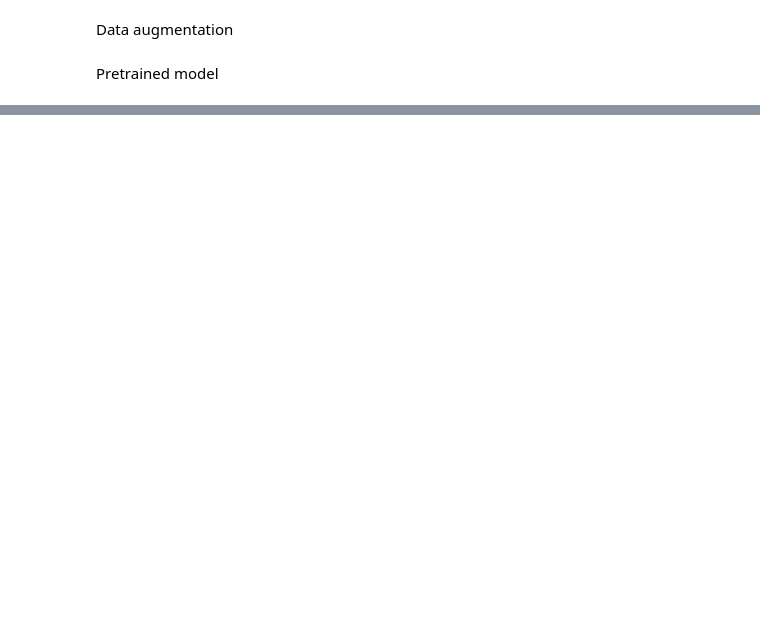
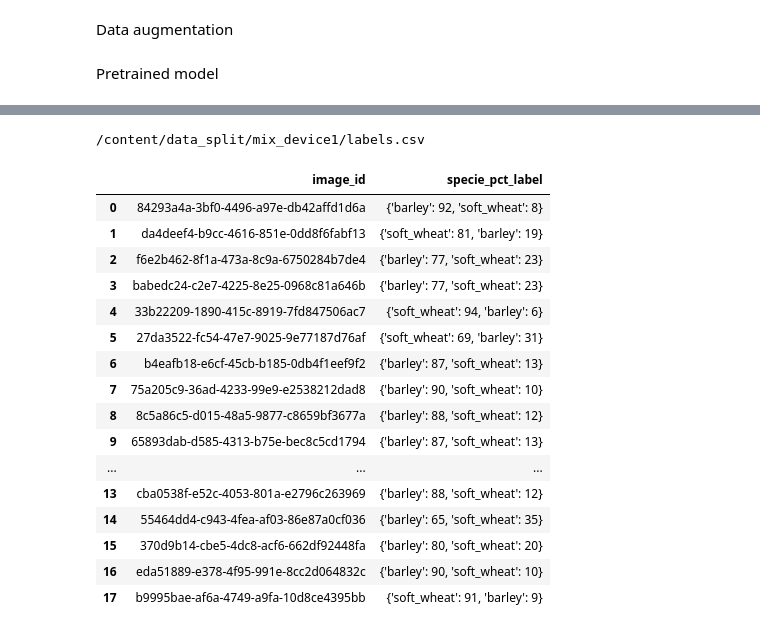
Before and after one commit to luc-perso/inarix, a Jupyter notebook: jupyter/transfer learning.ipynb, the cells around one changed output, grey strips where cells are left out. Cells and saved outputs as stored; diff of their text form; code cells hidden in the pictures; blank space fills up the shorter version.

```diff
--- a/jupyter/transfer learning.ipynb
+++ b/jupyter/transfer learning.ipynb
@@ -93,7 +114,7 @@ def mlp(x, hidden_units, dropout_rate):
 Build paths and variables for reading data base hierarchy
 # %%
 # input
-db_name = 'data'
+db_name = 'data_split'
 db_path = os.path.join(db_work_dir, db_name)
 
 # output
@@ -384,0 +392,24 @@ weighted avg       0.25      0.50      0.33        22
+# %%
+df_mix_path = os.path.join(data_paths_mix, "labels.csv")
+print(df_mix_path)
+df_mix = pd.read_csv(df_mix_path, sep=';')
+df_mix
+# %% [output]
+/content/data_split/mix_device1/labels.csv
+|  | image_id | specie_pct_label |
+| 0 | 84293a4a-3bf0-4496-a97e-db42affd1d6a | {'barley': 92, 'soft_wheat': 8} |
+| 1 | da4deef4-b9cc-4616-851e-0dd8f6fabf13 | {'soft_wheat': 81, 'barley': 19} |
+| 2 | f6e2b462-8f1a-473a-8c9a-6750284b7de4 | {'barley': 77, 'soft_wheat': 23} |
+| 3 | babedc24-c2e7-4225-8e25-0968c81a646b | {'barley': 77, 'soft_wheat': 23} |
+| 4 | 33b22209-1890-415c-8919-7fd847506ac7 | {'soft_wheat': 94, 'barley': 6} |
+| 5 | 27da3522-fc54-47e7-9025-9e77187d76af | {'soft_wheat': 69, 'barley': 31} |
+| 6 | b4eafb18-e6cf-45cb-b185-0db4f1eef9f2 | {'barley': 87, 'soft_wheat': 13} |
+| 7 | 75a205c9-36ad-4233-99e9-e2538212dad8 | {'barley': 90, 'soft_wheat': 10} |
+| 8 | 8c5a86c5-d015-48a5-9877-c8659bf3677a | {'barley': 88, 'soft_wheat': 12} |
+| 9 | 65893dab-d585-4313-b75e-bec8c5cd1794 | {'barley': 87, 'soft_wheat': 13} |
+| ... | ... | ... |
+| 13 | cba0538f-e52c-4053-801a-e2796c263969 | {'barley': 88, 'soft_wheat': 12} |
+| 14 | 55464dd4-c943-4fea-af03-86e87a0cf036 | {'barley': 65, 'soft_wheat': 35} |
+| 15 | 370d9b14-cbe5-4dc8-acf6-662df92448fa | {'barley': 80, 'soft_wheat': 20} |
+| 16 | eda51889-e378-4f95-991e-8cc2d064832c | {'barley': 90, 'soft_wheat': 10} |
+| 17 | b9995bae-af6a-4749-a9fa-10d8ce4395bb | {'soft_wheat': 91, 'barley': 9} |
```
Also changed, not shown: parts of 20 cells of this notebook, 1 other file.
